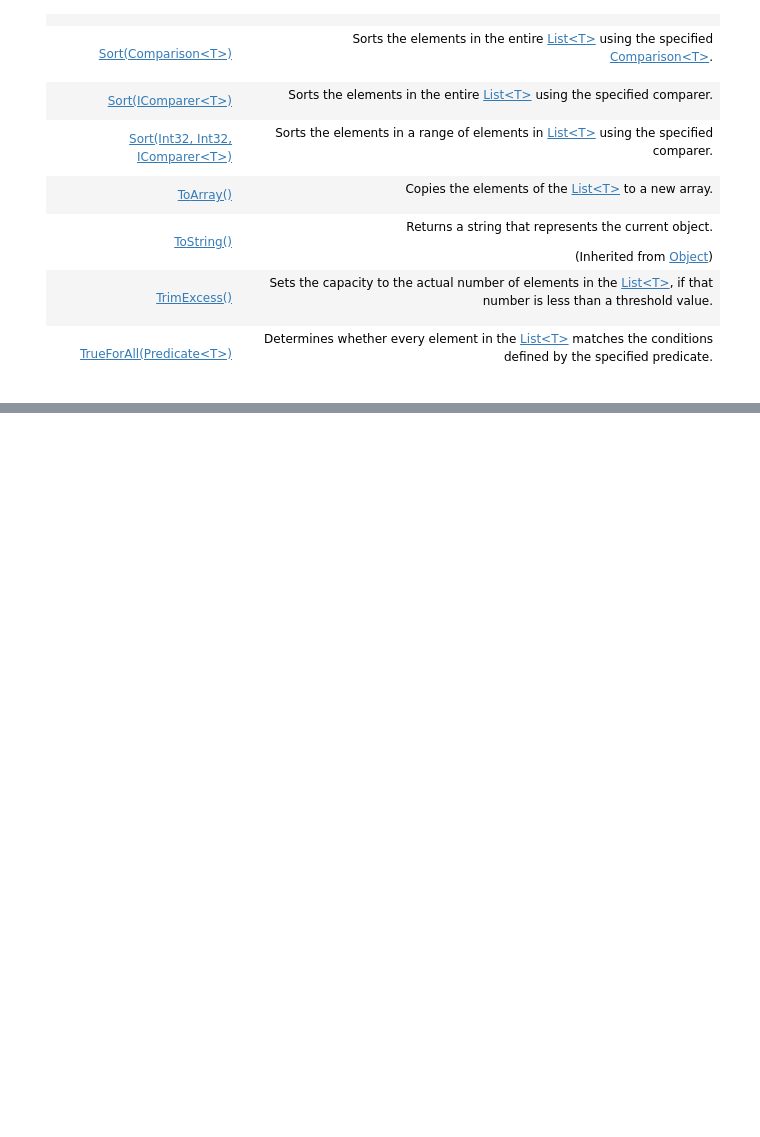
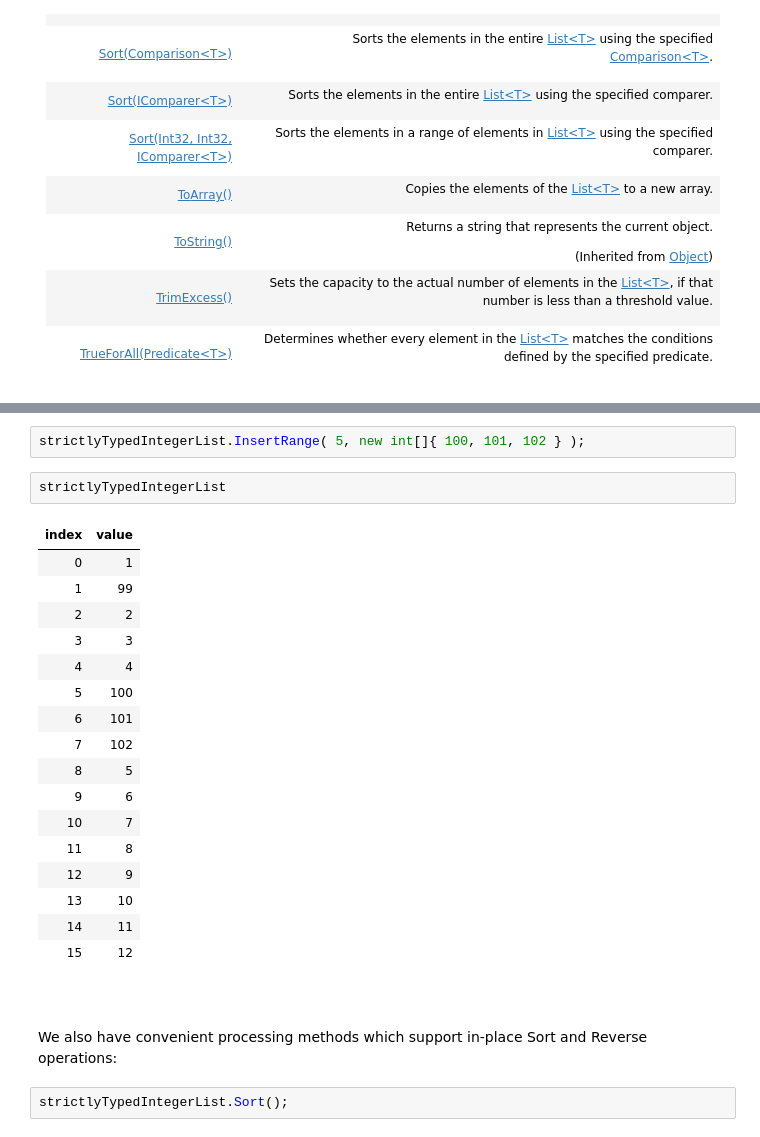
Before and after one commit to HarryJamesGreenblatt/Notes-On-C-Sharp, a Jupyter notebook: 16. Linear Data Structures/Built-In Classes/The Generic List Class.ipynb, the cells around one changed output, grey strips where cells are left out. Cells and saved outputs as stored; diff of their text form; blank space fills up the shorter version.

```diff
--- a/16. Linear Data Structures/Built-In Classes/The Generic List Class.ipynb
+++ b/16. Linear Data Structures/Built-In Classes/The Generic List Class.ipynb
@@ -624,0 +718,28 @@ There's both advantages and disadvantages to using this class:
+# %%
+strictlyTypedIntegerList.InsertRange( 5, new int[]{ 100, 101, 102 } );
+# %%
+strictlyTypedIntegerList
+# %% [output]
+| index | value |
+| 0 | 1 |
+| 1 | 99 |
+| 2 | 2 |
+| 3 | 3 |
+| 4 | 4 |
+| 5 | 100 |
+| 6 | 101 |
+| 7 | 102 |
+| 8 | 5 |
+| 9 | 6 |
+| 10 | 7 |
+| 11 | 8 |
+| 12 | 9 |
+| 13 | 10 |
+| 14 | 11 |
+| 15 | 12 |
+# %% [markdown]
+<br>
+# %% [markdown]
+We also have convenient processing methods which support in-place Sort and Reverse operations:
+# %%
+strictlyTypedIntegerList.Sort();
```
Also changed, not shown: parts of 24 cells of this notebook.
